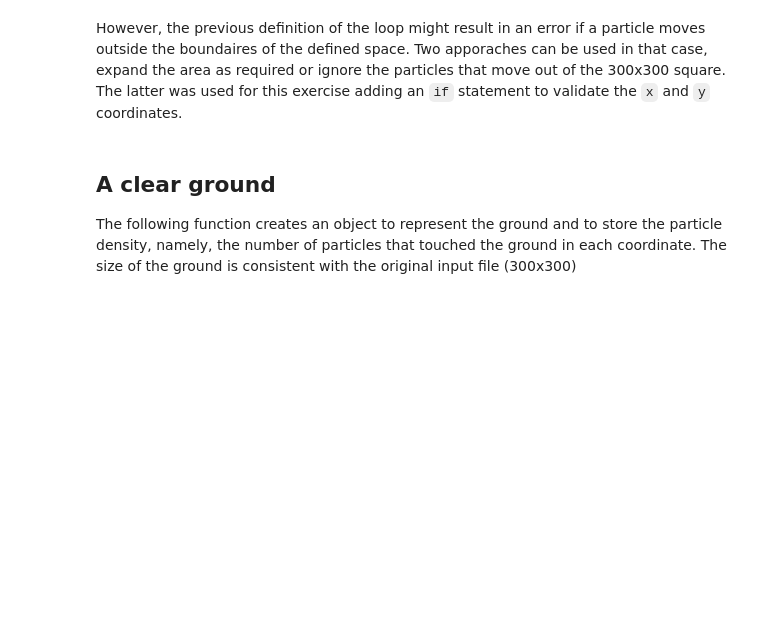
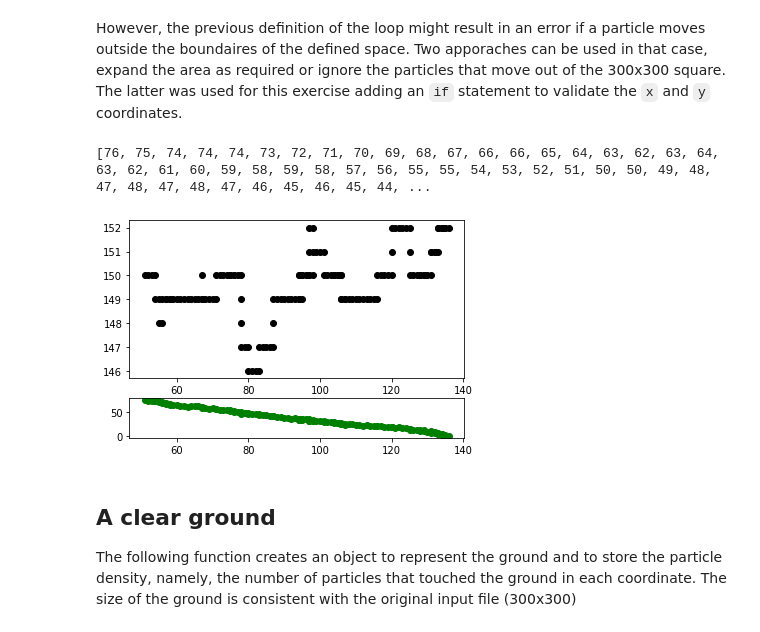
Before and after one commit to juanfonsecaLS1/2ndAssignment, a Jupyter notebook: Bomb_model.ipynb, the cells around one changed output. Cells and saved outputs as stored; diff of their text form; code cells hidden in the pictures; blank space fills up the shorter version.

```diff
--- a/Bomb_model.ipynb
+++ b/Bomb_model.ipynb
@@ -184,4 +184,32 @@ while particle.z>0 :
         break
+# %%
+particle = Particle(x = x0, y = y0, z = 75)
+part_path_x=[]
+part_path_y=[]
+part_path_z=[]
+while particle.z>0 :
+    move(particle)
+    part_path_x.append(particle.x)
+    part_path_y.append(particle.y)
+    part_path_z.append(particle.z)
+    # Apply boundary restrictions, if met the while loop stops
+    if not(particle.x in range(len(bomb_location[0]))) or not(particle.y in range(len(bomb_location))):
+        break
+
+# define subplots
+fig, ax = matplotlib.pyplot.subplots(2, 1, gridspec_kw={'height_ratios': [4, 1]},)
+
+
+print(part_path_z)
+
+# create subplots
+ax[0].scatter(part_path_x, part_path_y, color='black')
+ax[1].scatter(part_path_x, part_path_z, color='green')
+# display the plot
+matplotlib.pyplot.show()
+# %% [output]
+[76, 75, 74, 74, 74, 73, 72, 71, 70, 69, 68, 67, 66, 66, 65, 64, 63, 62, 63, 64, 63, 62, 61, 60, 59, 58, 59, 58, 57, 56, 55, 55, 54, 53, 52, 51, 50, 50, 49, 48, 47, 48, 47, 48, 47, 46, 45, 46, 45, 44, ...
+[figure, added]
 # %% [markdown]
 ## A clear ground
 The following function creates an object to represent the ground and to store the particle density, namely, the number of particles that touched the ground in each coordinate. The size of the ground is consistent with the original input file (300x300)
```
Also changed, not shown: parts of 4 cells of this notebook, 3 other files.
